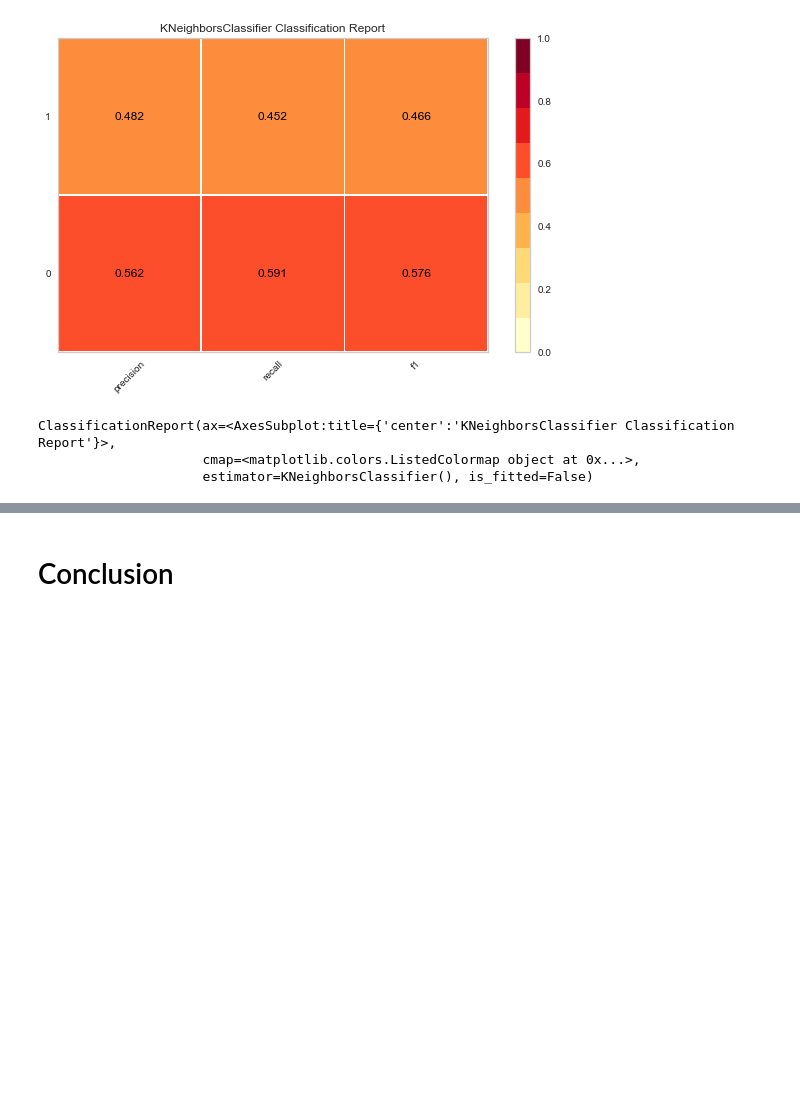
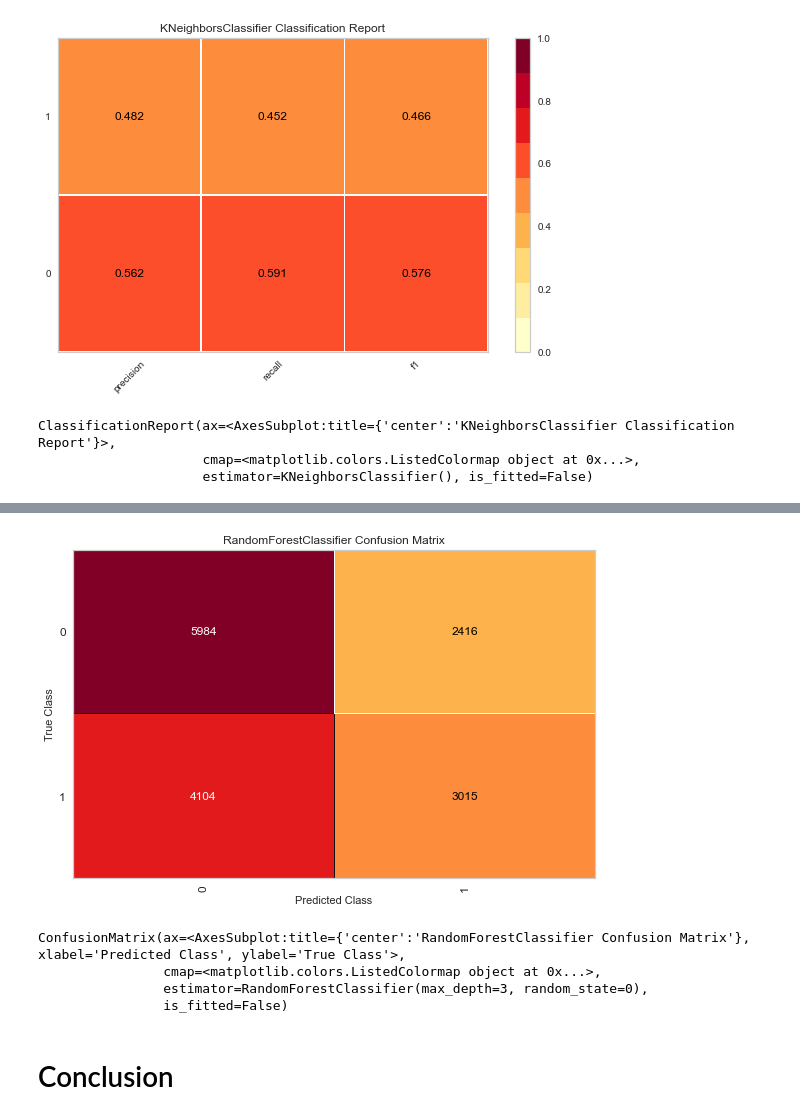
Before and after one commit to georgetown-analytics/MLB, a Jupyter notebook: ML_Wrangling.ipynb, the cells around one changed output, grey strips where cells are left out. Saved outputs shown, nothing was run; the diff lists cells and outputs as text; code cells hidden in the pictures; blank space fills up the shorter version.

```diff
--- a/ML_Wrangling.ipynb
+++ b/ML_Wrangling.ipynb
@@ -228,3 +247,11 @@ ClassificationReport(ax=<AxesSubplot:title={'center':'KNeighborsClassifier Class
+# %%
+confusion_matrix(RandomForestClassifier(max_depth=3, random_state=0), X_train, y_train, X_test, y_test, is_fitted=False)
+# %% [output]
+[figure, added]
+ConfusionMatrix(ax=<AxesSubplot:title={'center':'RandomForestClassifier Confusion Matrix'}, xlabel='Predicted Class', ylabel='True Class'>,
+                cmap=<matplotlib.colors.ListedColormap object at 0x...>,
+                estimator=RandomForestClassifier(max_depth=3, random_state=0),
+                is_fitted=False)
 # %% [markdown]
 # Conclusion
 # %% [markdown]
```
Also changed, not shown: parts of 8 cells of this notebook.
